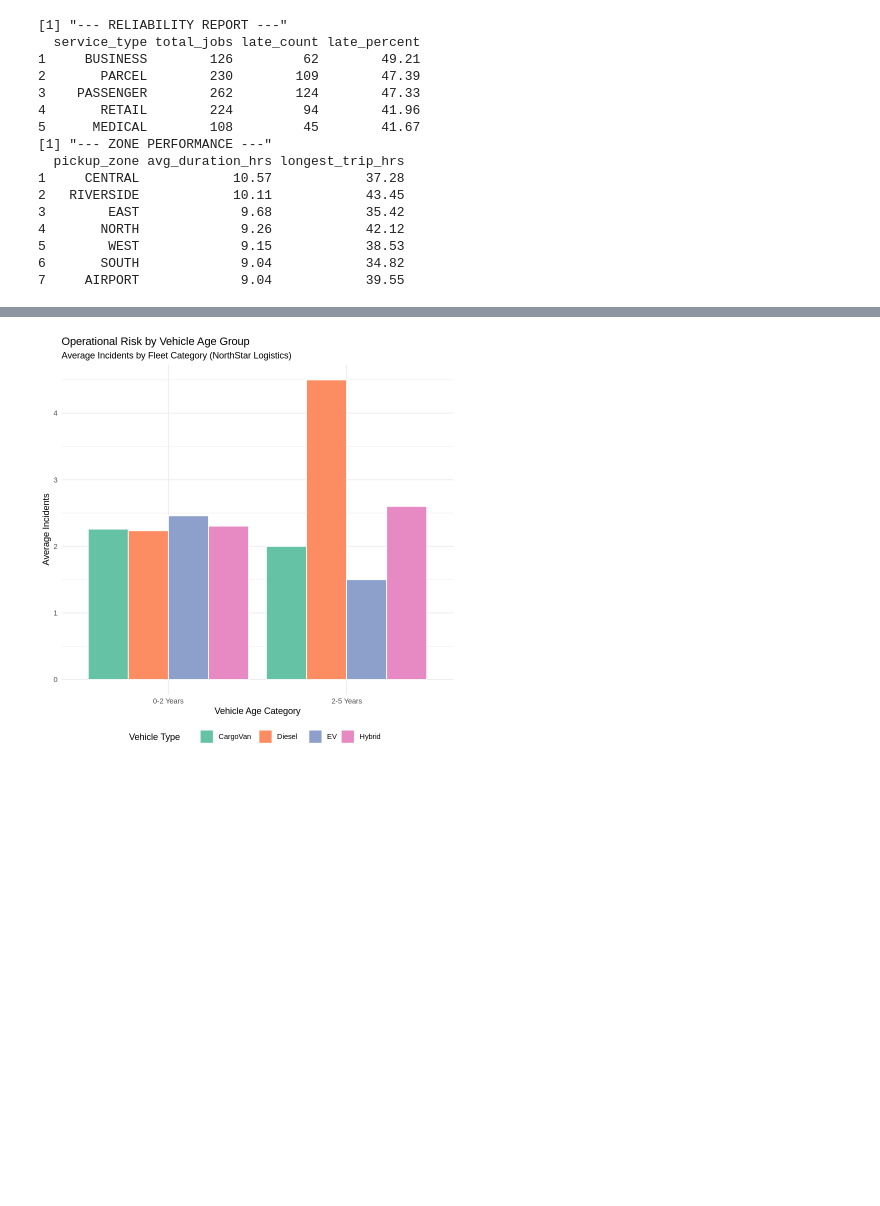
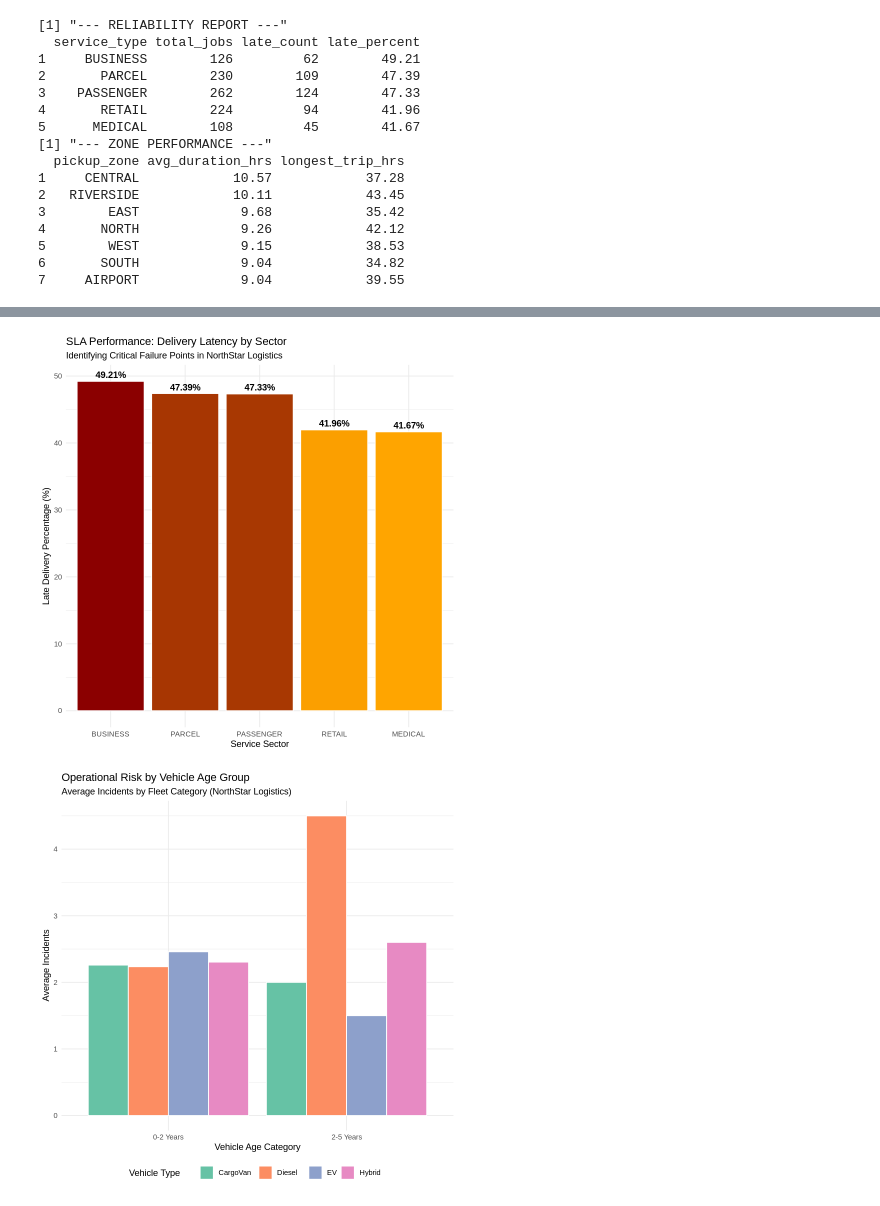
Before and after one commit to paulsamrobart-gif/NorthStar-Logistics-Data-Pipeline, a Jupyter notebook: DBA_Assignment_R_SQL.ipynb, the cells around one changed output, grey strips where cells are left out. Saved outputs shown, nothing was run; the diff lists cells and outputs as text; code cells hidden in the pictures; blank space fills up the shorter version.

```diff
--- a/DBA_Assignment_R_SQL.ipynb
+++ b/DBA_Assignment_R_SQL.ipynb
@@ -114,3 +171,34 @@ print(zone_report)
+# %%
+library(sqldf)
+library(ggplot2)
+
+# 1. Processing the Reliability (SLA) Data
+reliability_report <- sqldf("
+  SELECT o.service_type,
+         COUNT(d.delivery_id) AS total_jobs,
+         SUM(d.is_late) AS late_count,
+         ROUND((CAST(SUM(d.is_late) AS FLOAT) / COUNT(d.delivery_id)) * 100, 2) AS late_percent
+  FROM deliveries d
+  JOIN orders o ON d.order_id = o.order_id
+  GROUP BY o.service_type
+  ORDER BY late_percent DESC
+")
+
+# 2. Creating the 'SLA Failure' Chart
+# This shows which service types are failing to meet on-time delivery
+ggplot(reliability_report, aes(x=reorder(service_type, -late_percent), y=late_percent, fill=late_percent)) +
+  geom_bar(stat="identity", color="white") +
+  geom_text(aes(label=paste0(late_percent, "%")), vjust=-0.5, fontface="bold") +
+  scale_fill_gradient(low="orange", high="darkred") +
+  labs(title="SLA Performance: Delivery Latency by Sector",
+       subtitle="Identifying Critical Failure Points in NorthStar Logistics",
+       x="Service Sector",
+       y="Late Delivery Percentage (%)",
+       fill="Failure Rate") +
+  theme_minimal() +
+  theme(legend.position = "none")
+# %% [output]
+[figure, added]
 # %%
 library(ggplot2)
 library(dplyr)
```
Also changed, not shown: parts of 2 cells of this notebook.
